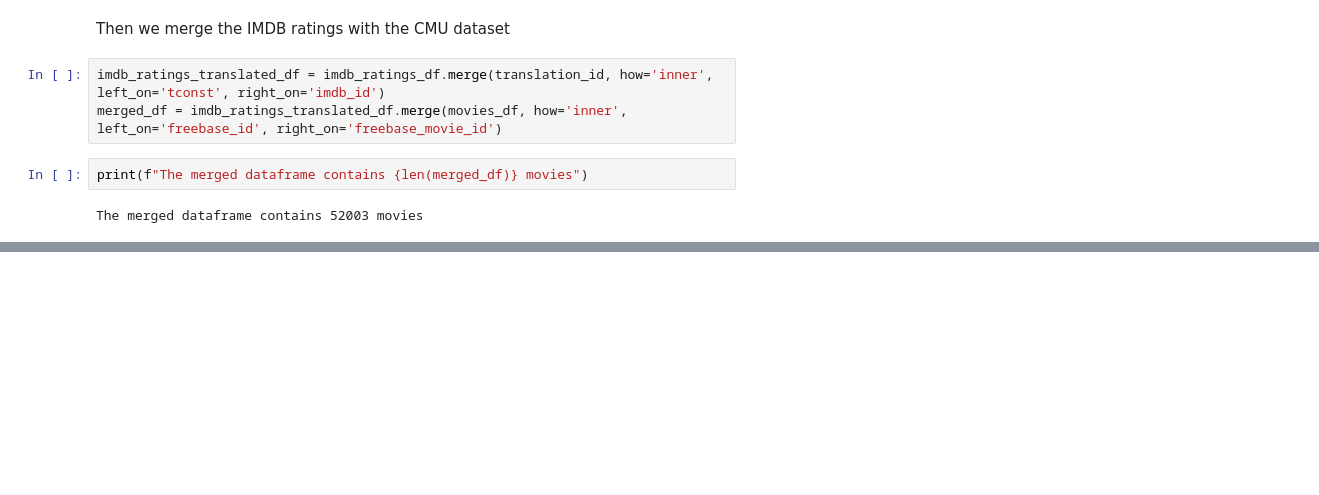
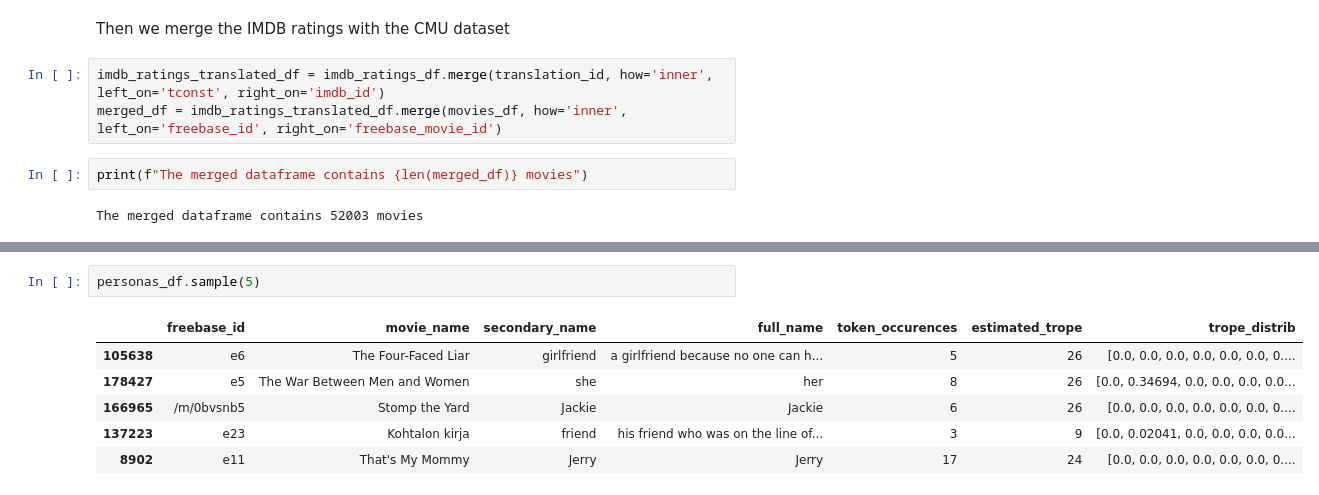
Before and after one commit to epfl-ada/ada-2023-project-advanceddataarsonists, a Jupyter notebook: data_exploring.ipynb, the cells around one changed output, grey strips where cells are left out. Drawn from its saved outputs; the diff is of its cells as text; blank space fills up the shorter version.

```diff
--- a/data_exploring.ipynb
+++ b/data_exploring.ipynb
@@ -160,0 +176,9 @@ The merged dataframe contains 52003 movies
+# %%
+personas_df.sample(5)
+# %% [output]
+|  | freebase_id | movie_name | secondary_name | full_name | token_occurences | estimated_trope | trope_distrib |
+| 105638 | e6 | The Four-Faced Liar | girlfriend | a girlfriend because no one can h... | 5 | 26 | [0.0, 0.0, 0.0, 0.0, 0.0, 0.0, 0.... |
+| 178427 | e5 | The War Between Men and Women | she | her | 8 | 26 | [0.0, 0.34694, 0.0, 0.0, 0.0, 0.0... |
+| 166965 | /m/0bvsnb5 | Stomp the Yard | Jackie | Jackie | 6 | 26 | [0.0, 0.0, 0.0, 0.0, 0.0, 0.0, 0.... |
+| 137223 | e23 | Kohtalon kirja | friend | his friend who was on the line of... | 3 | 9 | [0.0, 0.02041, 0.0, 0.0, 0.0, 0.0... |
+| 8902 | e11 | That's My Mommy | Jerry | Jerry | 17 | 24 | [0.0, 0.0, 0.0, 0.0, 0.0, 0.0, 0.... |
```
Also changed, not shown: parts of 10 cells of this notebook, 2 other files.
